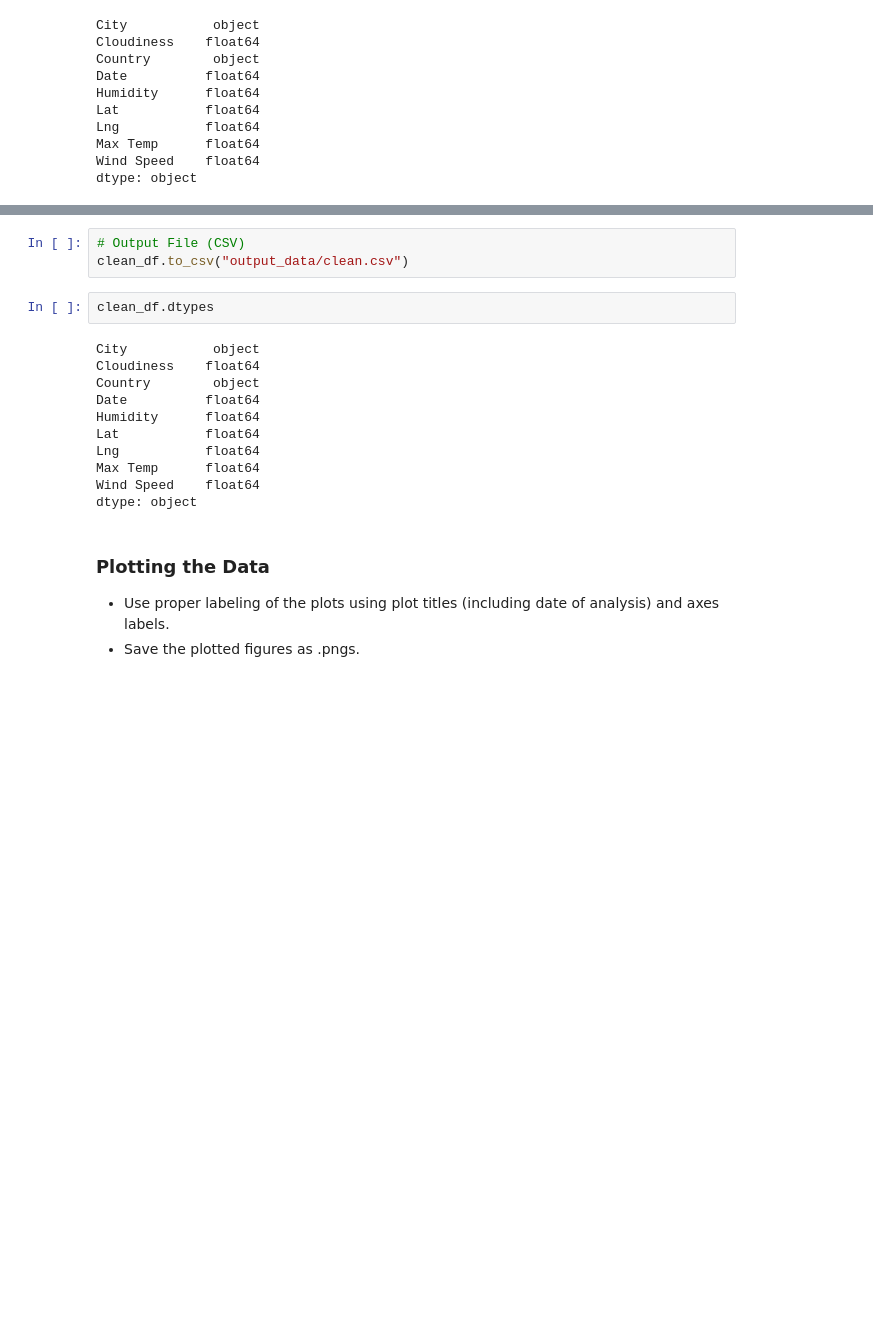
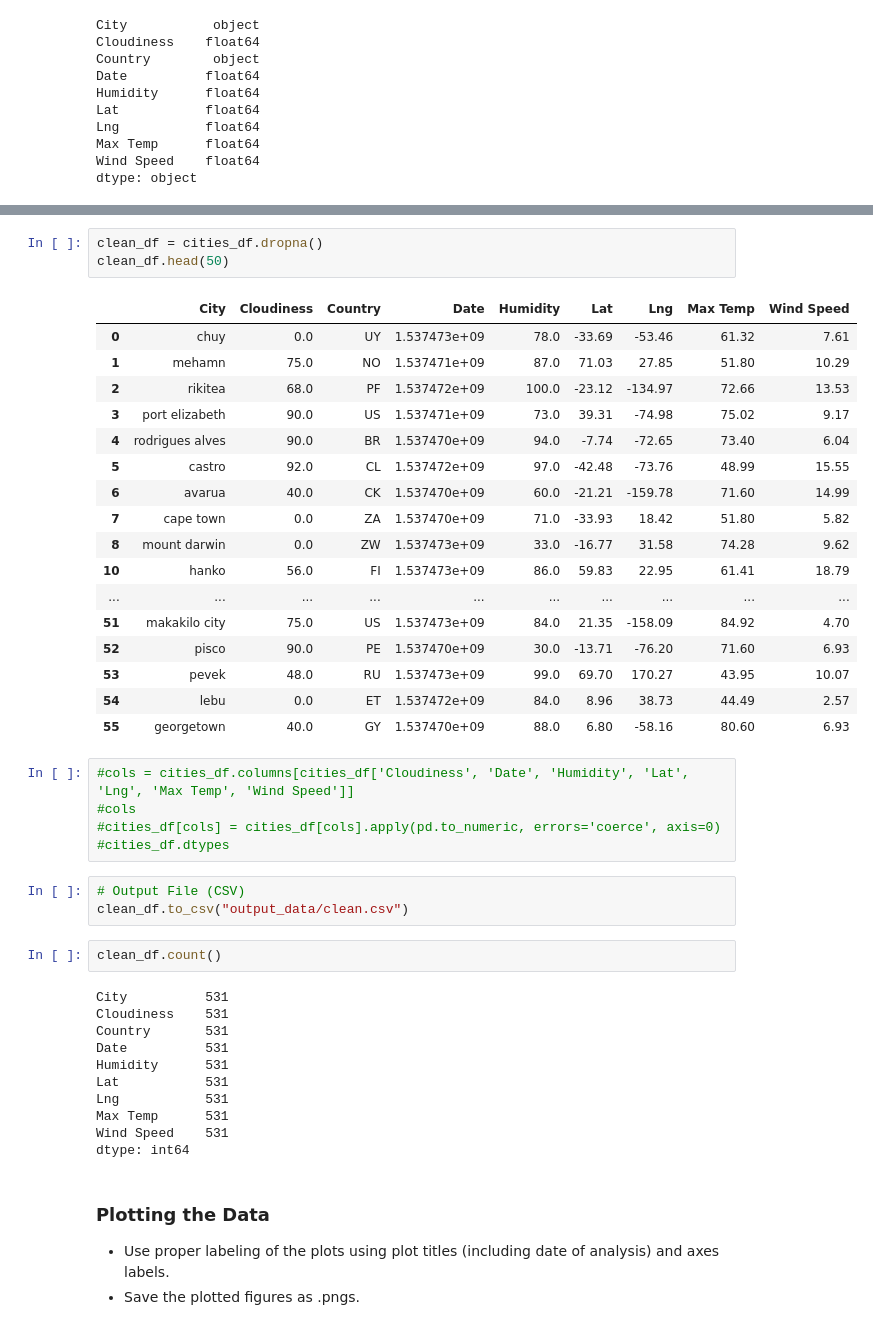
Before and after one commit to reedkm/api-weather, a Jupyter notebook: WeatherPy_Reed.ipynb, the cells around one changed output, grey strips where cells are left out. Drawn from its saved outputs; the diff is of its cells as text; blank space fills up the shorter version.

```diff
--- a/WeatherPy_Reed.ipynb
+++ b/WeatherPy_Reed.ipynb
@@ -216,19 +202,45 @@ dtype: object
+# %%
+clean_df = cities_df.dropna()
+clean_df.head(50)
+# %% [output]
+|  | City | Cloudiness | Country | Date | Humidity | Lat | Lng | Max Temp | Wind Speed |
+| 0 | chuy | 0.0 | UY | 1.537473e+09 | 78.0 | -33.69 | -53.46 | 61.32 | 7.61 |
+| 1 | mehamn | 75.0 | NO | 1.537471e+09 | 87.0 | 71.03 | 27.85 | 51.80 | 10.29 |
+| 2 | rikitea | 68.0 | PF | 1.537472e+09 | 100.0 | -23.12 | -134.97 | 72.66 | 13.53 |
+| 3 | port elizabeth | 90.0 | US | 1.537471e+09 | 73.0 | 39.31 | -74.98 | 75.02 | 9.17 |
+| 4 | rodrigues alves | 90.0 | BR | 1.537470e+09 | 94.0 | -7.74 | -72.65 | 73.40 | 6.04 |
+| 5 | castro | 92.0 | CL | 1.537472e+09 | 97.0 | -42.48 | -73.76 | 48.99 | 15.55 |
+| 6 | avarua | 40.0 | CK | 1.537470e+09 | 60.0 | -21.21 | -159.78 | 71.60 | 14.99 |
+| 7 | cape town | 0.0 | ZA | 1.537470e+09 | 71.0 | -33.93 | 18.42 | 51.80 | 5.82 |
+| 8 | mount darwin | 0.0 | ZW | 1.537473e+09 | 33.0 | -16.77 | 31.58 | 74.28 | 9.62 |
+| 10 | hanko | 56.0 | FI | 1.537473e+09 | 86.0 | 59.83 | 22.95 | 61.41 | 18.79 |
+| ... | ... | ... | ... | ... | ... | ... | ... | ... | ... |
+| 51 | makakilo city | 75.0 | US | 1.537473e+09 | 84.0 | 21.35 | -158.09 | 84.92 | 4.70 |
+| 52 | pisco | 90.0 | PE | 1.537470e+09 | 30.0 | -13.71 | -76.20 | 71.60 | 6.93 |
+| 53 | pevek | 48.0 | RU | 1.537473e+09 | 99.0 | 69.70 | 170.27 | 43.95 | 10.07 |
+| 54 | lebu | 0.0 | ET | 1.537472e+09 | 84.0 | 8.96 | 38.73 | 44.49 | 2.57 |
+| 55 | georgetown | 40.0 | GY | 1.537470e+09 | 88.0 | 6.80 | -58.16 | 80.60 | 6.93 |
+# %%
+#cols = cities_df.columns[cities_df['Cloudiness', 'Date', 'Humidity', 'Lat', 'Lng', 'Max Temp', 'Wind Speed']]
+#cols
+#cities_df[cols] = cities_df[cols].apply(pd.to_numeric, errors='coerce', axis=0)
+#cities_df.dtypes
 # %%
 # Output File (CSV)
 clean_df.to_csv("output_data/clean.csv")
 # %%
-clean_df.dtypes
+clean_df.count()
 # %% [output]
-City           object
-Cloudiness    float64
-Country        object
-Date          float64
-Humidity      float64
-Lat           float64
-Lng           float64
-Max Temp      float64
-Wind Speed    float64
-dtype: object
+City          531
+Cloudiness    531
+Country       531
+Date          531
+Humidity      531
+Lat           531
+Lng           531
+Max Temp      531
+Wind Speed    531
+dtype: int64
 # %% [markdown]
 ### Plotting the Data
 * Use proper labeling of the plots using plot titles (including date of analysis) and axes labels.
```
Also changed, not shown: parts of 16 cells of this notebook.
